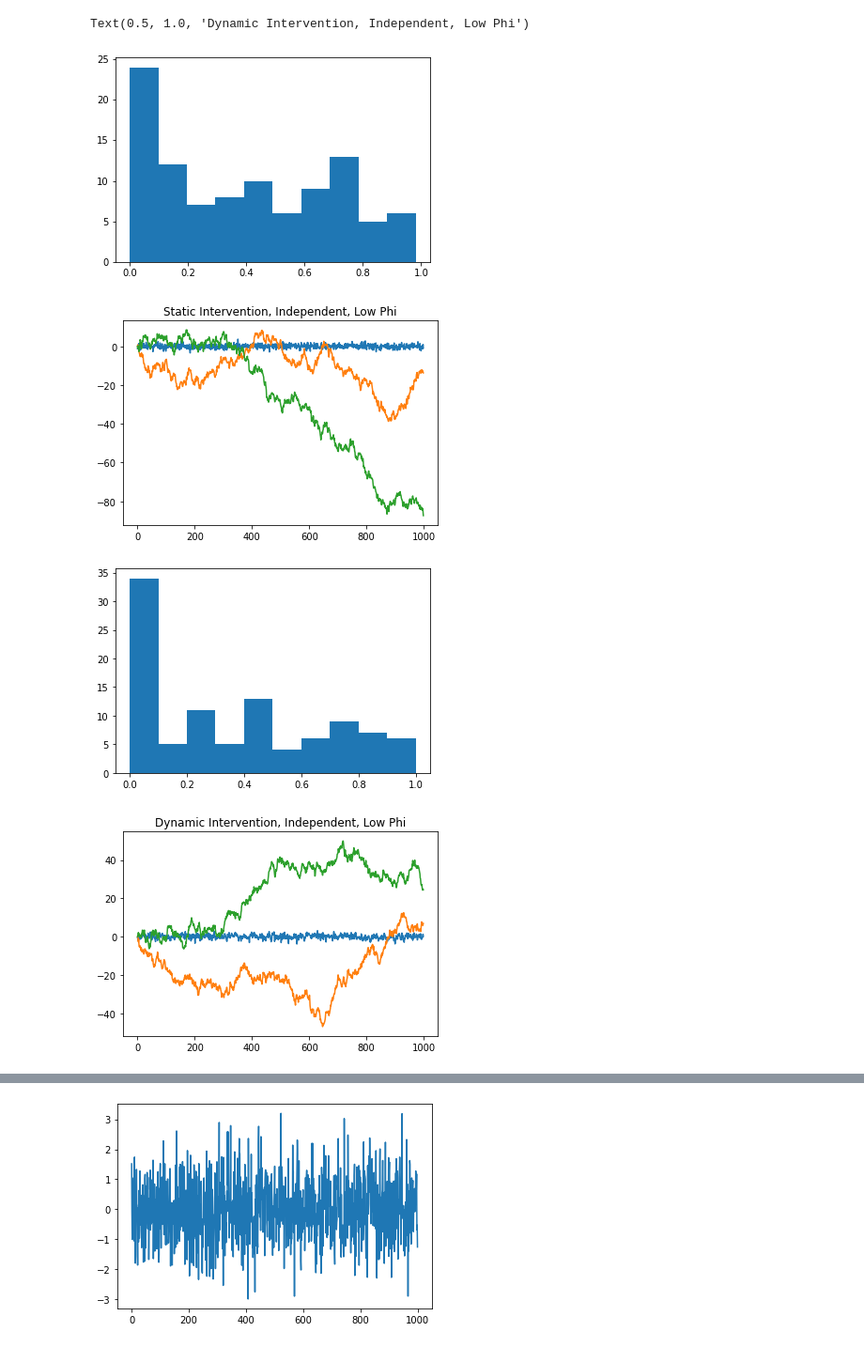
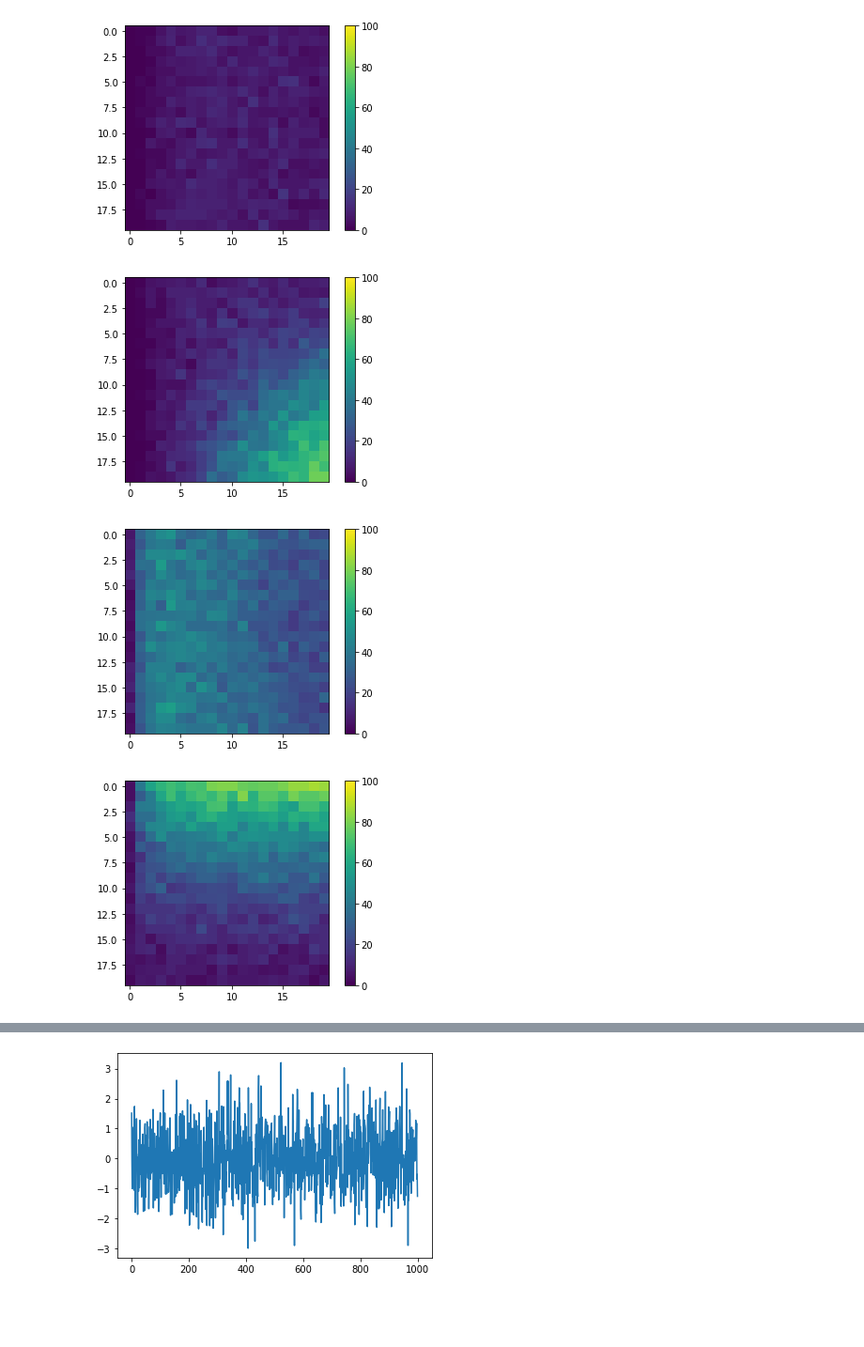
Before and after one commit to BJCaie/Ergodicity, a Jupyter notebook: Mediation_Analyses.ipynb, the cells around one changed output, grey strips where cells are left out. Shown at 94% size. Drawn from its saved outputs; the diff is of its cells as text; code cells hidden in the pictures; blank space fills up the shorter version.

```diff
--- a/Mediation_Analyses.ipynb
+++ b/Mediation_Analyses.ipynb
@@ -340,13 +332,34 @@ simulatePvalues(staticIntervention = False, num_experiments=100, drift1 = 0, dri
-# %%
-simulatePvalues(staticIntervention = True, num_experiments=100, drift1 = 0, drift2 = 0,
-                num_trials = 1000, phi = .5, gain = .01, causal = False)
-plt.title('Static Intervention, Independent, Low Phi')
-simulatePvalues(staticIntervention = False, num_experiments=100, drift1 = 0, drift2 = 0,
-                num_trials = 1000, phi = .5, gain = .01, causal = False)
-plt.title('Dynamic Intervention, Independent, Low Phi')
-# %% [output]
-Text(0.5, 1.0, 'Dynamic Intervention, Independent, Low Phi')
-[figure, removed]
-[figure, removed]
-[figure, removed]
-[figure, removed]
+# %%
+## Want to write a function that returns proportion of significant tests as function of parameters
+
+def plotNoisevsGain(staticIntervention, causal):
+    numsteps = 20
+    gain = np.linspace(0.1, .5, numsteps)
+    sigma = np.linspace(0.1, 5, numsteps)
+    drift1 = 0
+    drift2 = 0
+    num_experiments = 1000
+    num_trials = 100
+    phi = 1
+    pr_significant = np.zeros([numsteps,numsteps])
+    alpha = .05
+    for i in range(numsteps):
+        for j in range(numsteps):
+            pvals_iteration, _, _ = simulatePvalues(staticIntervention, causal, drift1, drift2,
+                                num_experiments, gain[i], num_trials, phi, sigma[j], plotting = False)
+            pr_significant[i,j] = np.sum(pvals_iteration < alpha)
+
+    plt.figure()
+    plt.imshow(pr_significant, vmin = 0, vmax = num_experiments)
+    plt.colorbar()
+    return pr_significant
+# %%
+acausal_static = plotNoisevsGain(staticIntervention = True, causal = False)
+causal_static = plotNoisevsGain(staticIntervention = True, causal = True)
+acausal_dynamic = plotNoisevsGain(staticIntervention = False, causal = False)
+causal_dynamic = plotNoisevsGain(staticIntervention = False, causal = True)
+# %% [output]
+[figure, added]
+[figure, added]
+[figure, added]
+[figure, added]
```
Also changed, not shown: parts of 9 cells of this notebook, 5 other files.
